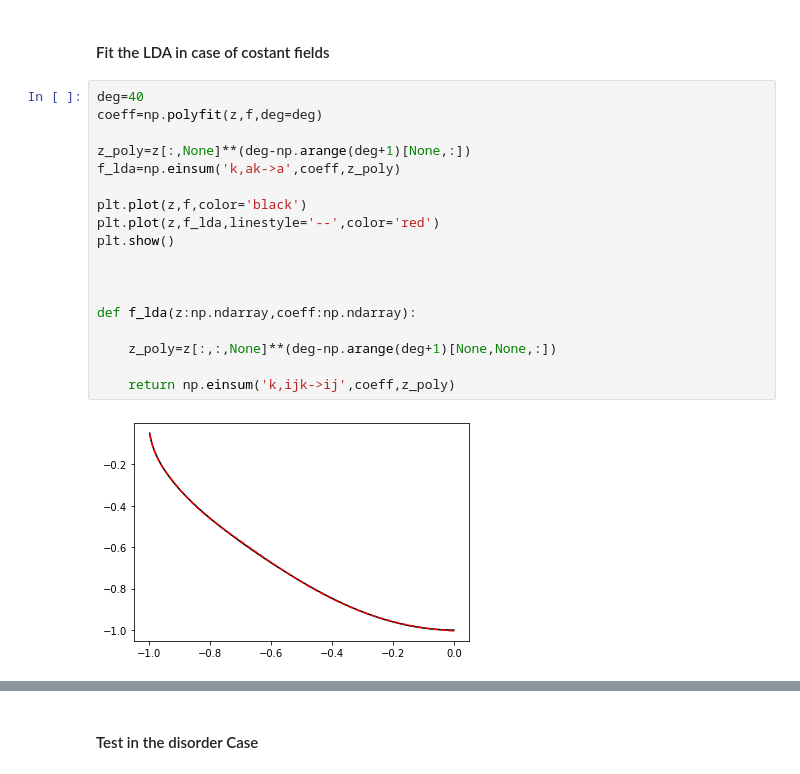
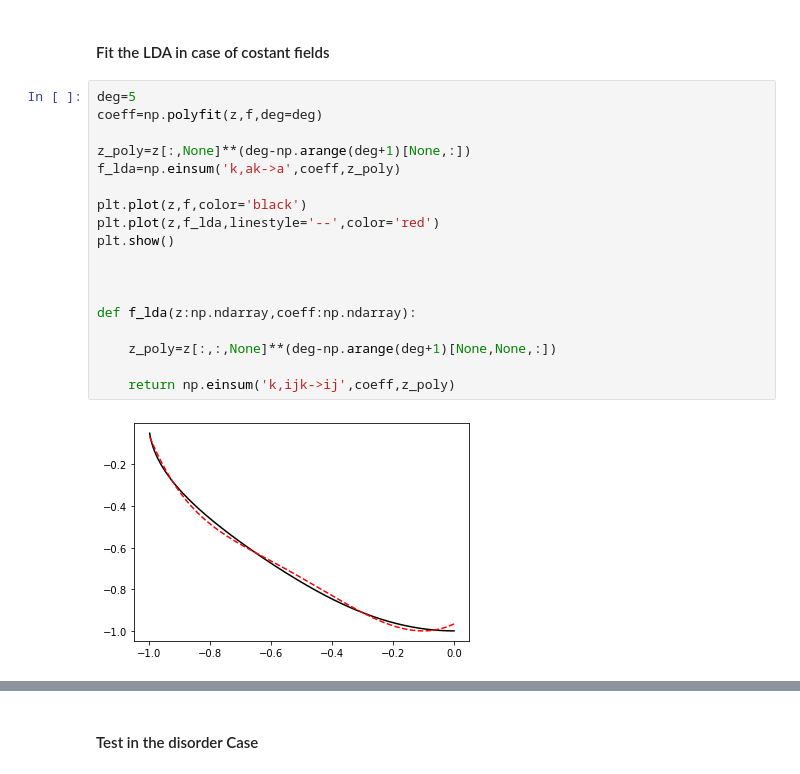
Before and after one commit to emacosta95/quantum_simulations_for_ising, a Jupyter notebook: lda_approximation.ipynb, the cells around one changed output, grey strips where cells are left out. Saved outputs shown, nothing was run; the diff lists cells and outputs as text.

```diff
--- a/lda_approximation.ipynb
+++ b/lda_approximation.ipynb
@@ -37,22 +54,22 @@ plt.show()
 # %% [markdown]
 #### Fit the LDA in case of costant fields
 # %%
-deg=40
+deg=5
 coeff=np.polyfit(z,f,deg=deg)
 
 z_poly=z[:,None]**(deg-np.arange(deg+1)[None,:])
 f_lda=np.einsum('k,ak->a',coeff,z_poly)
 
 plt.plot(z,f,color='black')
 plt.plot(z,f_lda,linestyle='--',color='red')
 plt.show()
 
 
 
 def f_lda(z:np.ndarray,coeff:np.ndarray):
 
     z_poly=z[:,:,None]**(deg-np.arange(deg+1)[None,None,:])
 
     return np.einsum('k,ijk->ij',coeff,z_poly)
 # %% [output]
-[figure, old version]
+[figure, new version]
```
Also changed, not shown: parts of 5 cells of this notebook, 9 other files.
